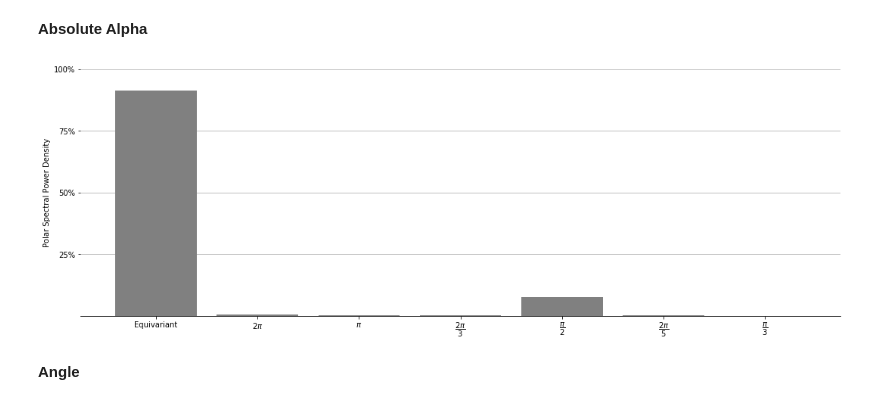
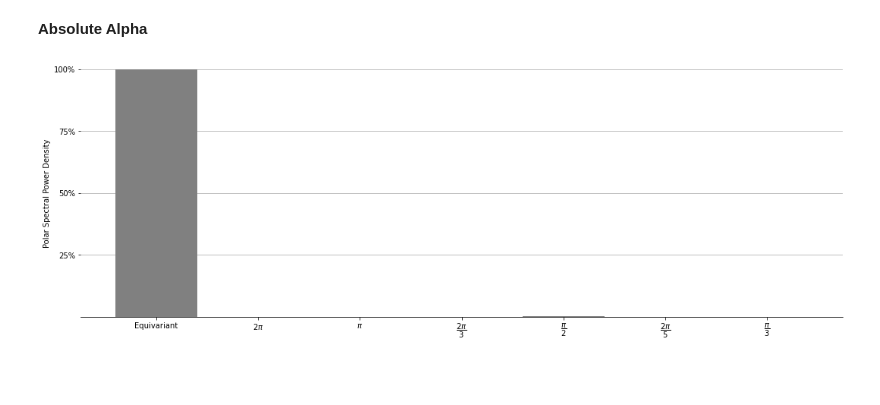
Before and after one commit to gabriel-lepetitaimon/steered-fcnn, a Jupyter notebook: notebooks/ImplementationCheck/OrientednessAnalysis.ipynb, the cells around one changed output. Saved outputs shown, nothing was run; the diff lists cells and outputs as text; code cells hidden in the pictures; blank space fills up the shorter version.

```diff
--- a/notebooks/ImplementationCheck/OrientednessAnalysis.ipynb
+++ b/notebooks/ImplementationCheck/OrientednessAnalysis.ipynb
@@ -82,3 +85,3 @@ _ = spectral_power(yhat, plot=True)
 # %%
-features = {k: unrotate(v, THETA) for k,v in features.items()}
+f = {k: unrotate(np.stack(v)[:,0], THETA) for k,v in features.items()}
 # %%
@@ -179,6 +143,11 @@ cfg.model['padding'] = 'same'
 cfg.model['upsample'] = 'nearest'
 cfg.training['dataset-file'] = 'av.h5'
 
+EXPERIMENT_ID = 12
+RUN_ID = 'e6a564d1c6a44f40a75d2033042e1b6e'
+EXP = f'/home/gaby/mlflow/mlruns/{EXPERIMENT_ID}/{RUN_ID}/artifacts/'
+cfg = parse_config(EXP+'cfg_extended.yaml')
+
 trainD, validD, testD = load_dataset(cfg)
 cfg['script-arguments']['gpus']='0'
 # %%
@@ -191,18 +160,16 @@ np_thetas = np_thetas[1:]
 for d in trainD:
     break
 x = torch.from_numpy(rotate(d['x'][0].numpy(), np_thetas)).cuda()
-mask = d['mask'][0].numpy()
+mask = d['y'][0].numpy()>0
 # %%
-net = setup_model(cfg.model).cuda().eval()
+net = setup_model(cfg.model, 6, 1).cuda().eval()
 # %% [markdown]
 **Absolute Alpha**
 # %%
 with torch.no_grad():
     yhat = net(x, thetas)
     yhat = clip_pad_center(yhat.detach().cpu(), mask.shape).numpy()
     yhat_unrotated = unrotate(yhat, np_thetas)
-_ = spectral_power(yhat_unrotated, plot=True)
+_ = spectral_power(yhat_unrotated[..., mask], plot=True)
 # %% [output]
-[figure, old version]
+[figure, new version]
-# %% [markdown]
-**Angle**
```
Also changed, not shown: parts of 29 cells of this notebook, 2 other files.
